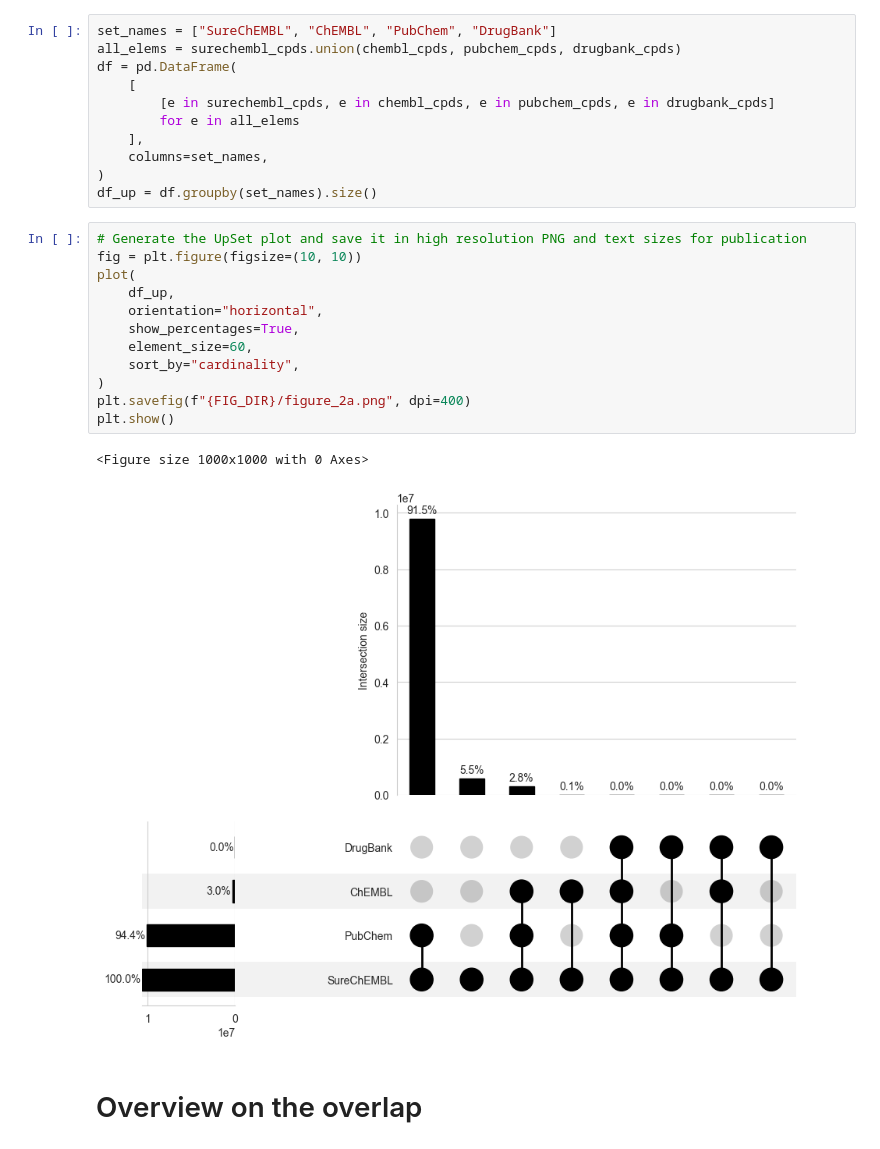
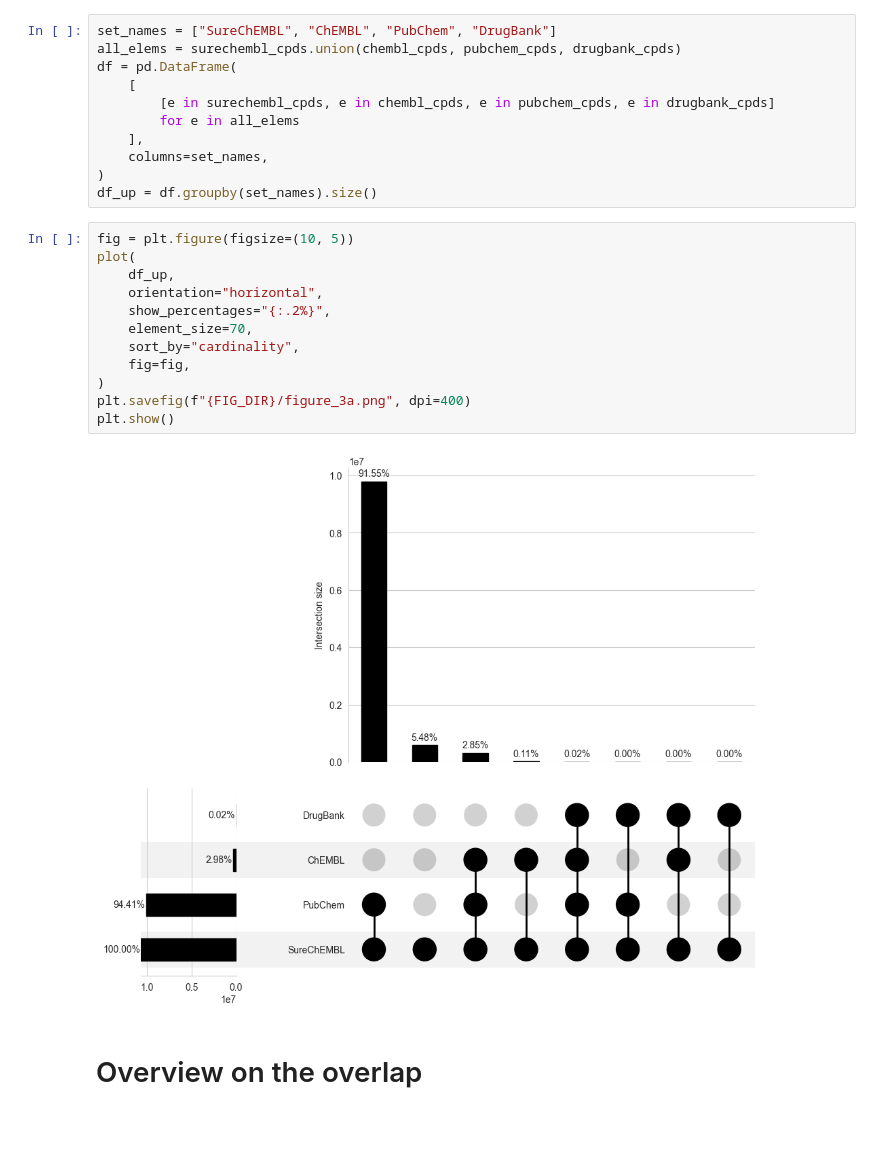
Before and after one commit to AspirinCode/patent-clinical-candidate-characteristics, a Jupyter notebook: notebooks/3_1_chemical_database_overlap.ipynb, the cells around one changed output. Cells and saved outputs as stored; diff of their text form.

Commit message:
update figure 2

```diff
--- a/notebooks/3_1_chemical_database_overlap.ipynb
+++ b/notebooks/3_1_chemical_database_overlap.ipynb
@@ -94,20 +94,19 @@ df = pd.DataFrame(
 )
 df_up = df.groupby(set_names).size()
 # %%
-# Generate the UpSet plot and save it in high resolution PNG and text sizes for publication
-fig = plt.figure(figsize=(10, 10))
+fig = plt.figure(figsize=(10, 5))
 plot(
     df_up,
     orientation="horizontal",
-    show_percentages=True,
-    element_size=60,
+    show_percentages="{:.2%}",
+    element_size=70,
     sort_by="cardinality",
+    fig=fig,
 )
-plt.savefig(f"{FIG_DIR}/figure_2a.png", dpi=400)
+plt.savefig(f"{FIG_DIR}/figure_3a.png", dpi=400)
 plt.show()
 # %% [output]
-<Figure size 1000x1000 with 0 Axes>
-[figure, old version]
+[figure, new version]
 # %% [markdown]
 # Overview on the overlap
 # %%
```
Also changed, not shown: parts of 1 cell of this notebook, 4 other files.
